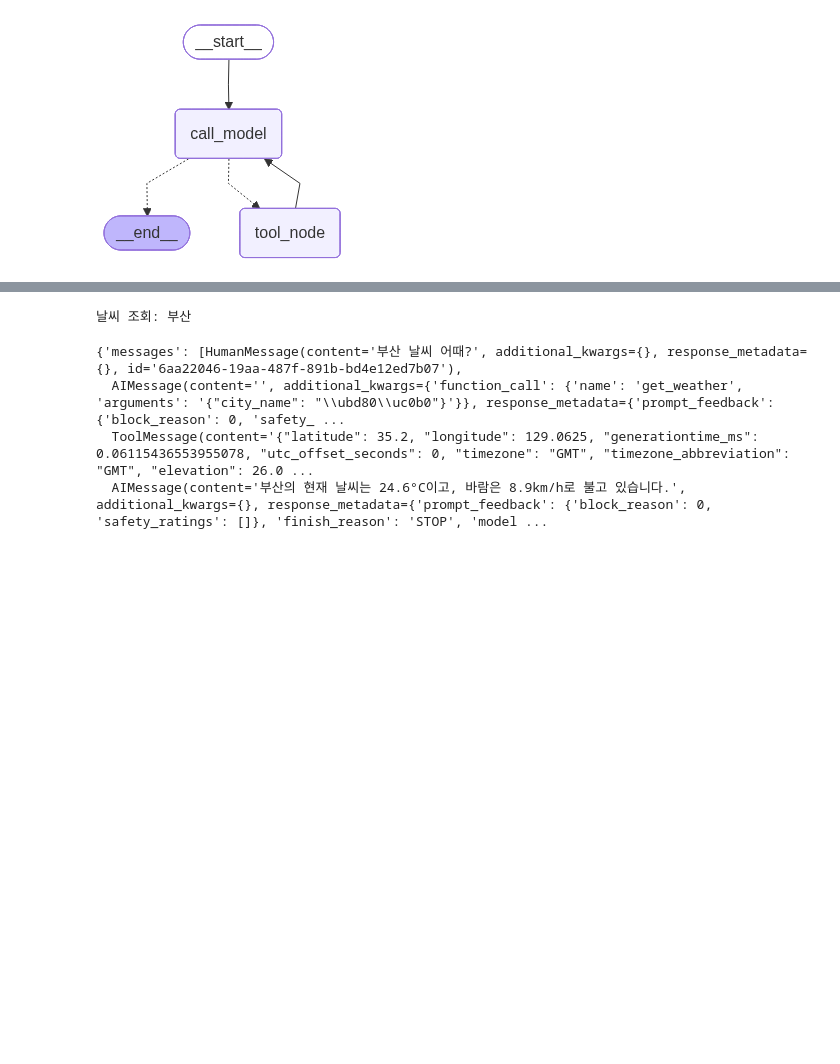
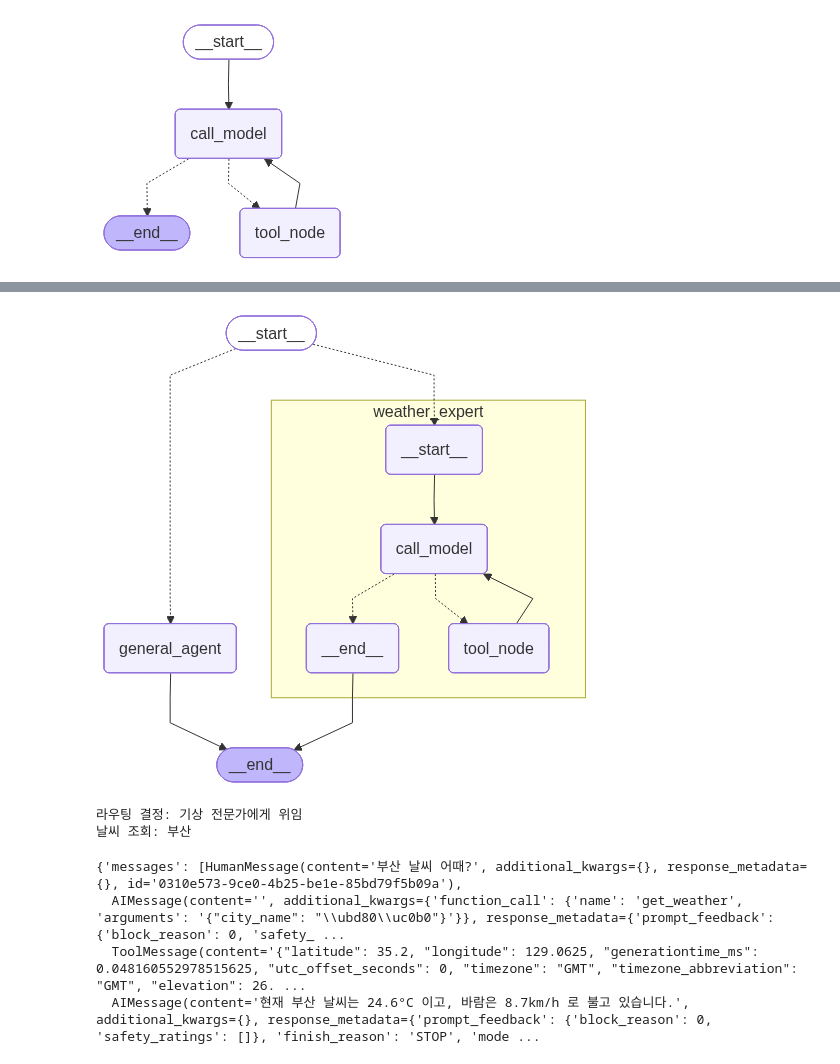
Before and after one commit to postforty/kor-it-langchain-class, a Jupyter notebook: ch11/sec01/01_agent.ipynb, the cells around one changed output, grey strips where cells are left out. Cells and saved outputs as stored; diff of their text form; code cells hidden in the pictures; blank space fills up the shorter version.

```diff
--- a/ch11/sec01/01_agent.ipynb
+++ b/ch11/sec01/01_agent.ipynb
@@ -73,16 +100,24 @@ except Exception:
+# %%
+try:
+    display(Image(main_agent.get_graph(xray=True).draw_mermaid_png()))
+except Exception:
+    pass
+# %% [output]
+[figure, added]
 # %%
 from langchain_core.messages import HumanMessage
 
 query = "부산 날씨 어때?"
-result = graph.invoke({"messages": [HumanMessage(content=query)]})
+result = main_agent.invoke({"messages": [HumanMessage(content=query)]})
 
 result
 # %% [output]
+라우팅 결정: 기상 전문가에게 위임
 날씨 조회: 부산
-{'messages': [HumanMessage(content='부산 날씨 어때?', additional_kwargs={}, response_metadata={}, id='6aa22046-19aa-487f-891b-bd4e12ed7b07'),
+{'messages': [HumanMessage(content='부산 날씨 어때?', additional_kwargs={}, response_metadata={}, id='0310e573-9ce0-4b25-be1e-85bd79f5b09a'),
   AIMessage(content='', additional_kwargs={'function_call': {'name': 'get_weather', 'arguments': '{"city_name": "\\ubd80\\uc0b0"}'}}, response_metadata={'prompt_feedback': {'block_reason': 0, 'safety_ ...
-  ToolMessage(content='{"latitude": 35.2, "longitude": 129.0625, "generationtime_ms": 0.06115436553955078, "utc_offset_seconds": 0, "timezone": "GMT", "timezone_abbreviation": "GMT", "elevation": 26.0 ...
-  AIMessage(content='부산의 현재 날씨는 24.6°C이고, 바람은 8.9km/h로 불고 있습니다.', additional_kwargs={}, response_metadata={'prompt_feedback': {'block_reason': 0, 'safety_ratings': []}, 'finish_reason': 'STOP', 'model ...
+  ToolMessage(content='{"latitude": 35.2, "longitude": 129.0625, "generationtime_ms": 0.048160552978515625, "utc_offset_seconds": 0, "timezone": "GMT", "timezone_abbreviation": "GMT", "elevation": 26. ...
+  AIMessage(content='현재 부산 날씨는 24.6°C 이고, 바람은 8.7km/h 로 불고 있습니다.', additional_kwargs={}, response_metadata={'prompt_feedback': {'block_reason': 0, 'safety_ratings': []}, 'finish_reason': 'STOP', 'mode ...
 # %%
 result['messages'][-1].content
 # %% [output]
```
Also changed, not shown: parts of 8 cells of this notebook.
